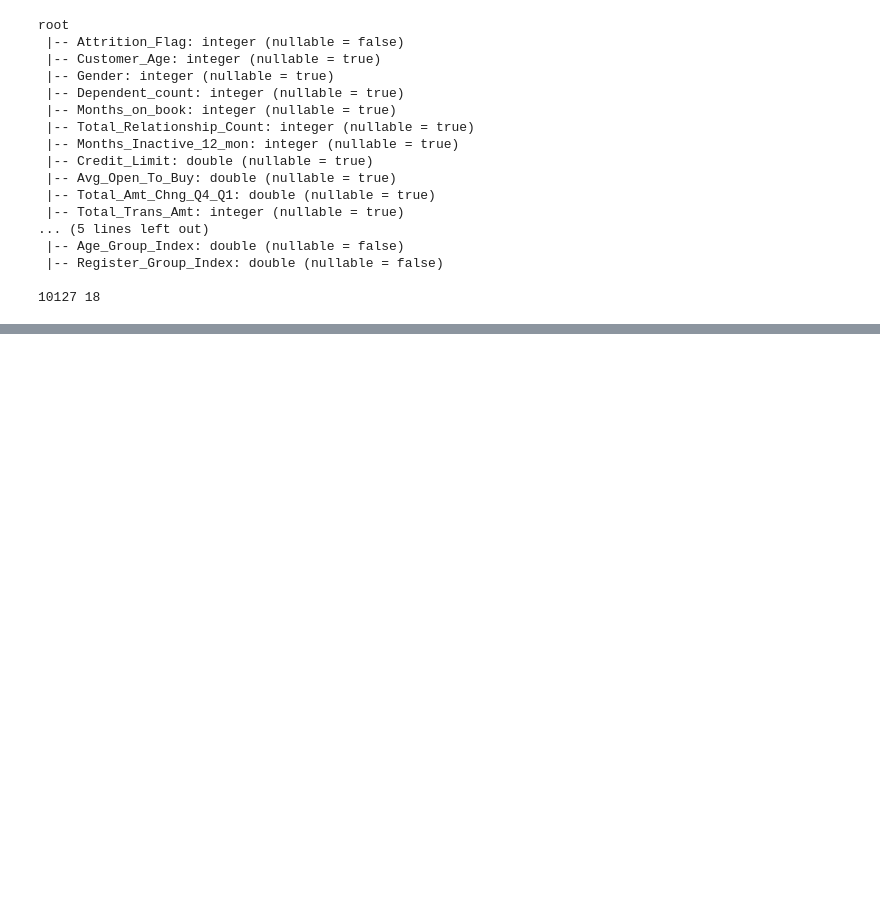
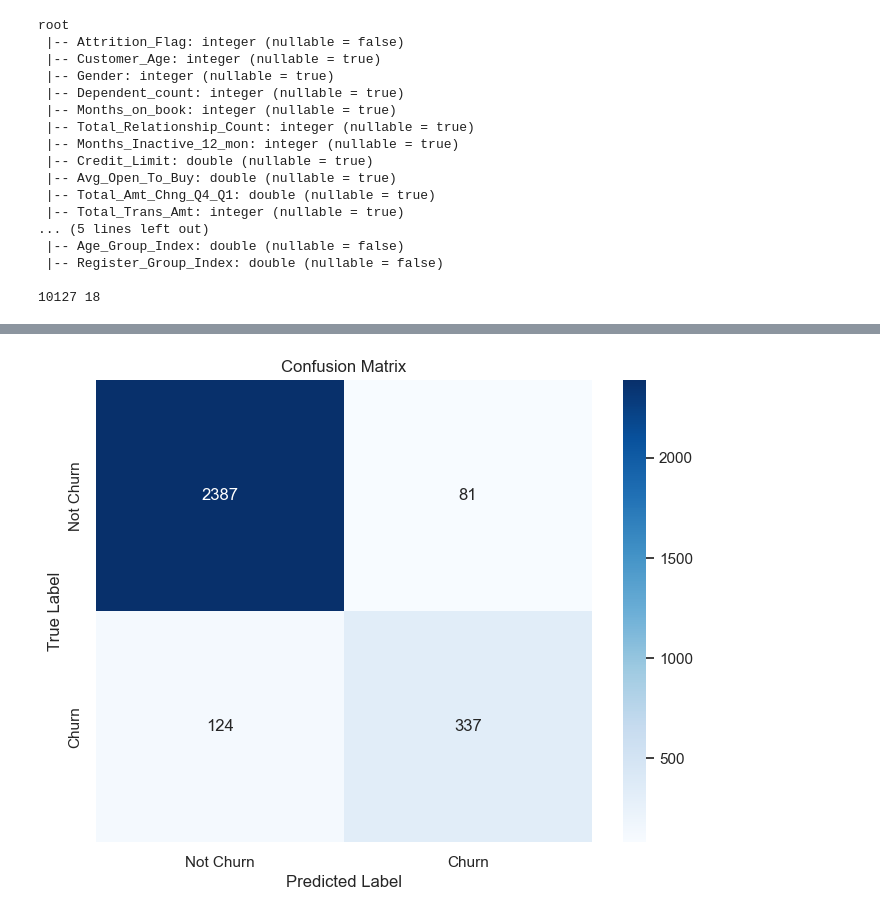
Before and after one commit to liyan0312/Big-Data-and-Machine-Learning, a Jupyter notebook: BankChurners.ipynb, the cells around one changed output, grey strips where cells are left out. Saved outputs shown, nothing was run; the diff lists cells and outputs as text; code cells hidden in the pictures; blank space fills up the shorter version.

```diff
--- a/BankChurners.ipynb
+++ b/BankChurners.ipynb
@@ -845,0 +1167,9 @@ org.apache.spark.SparkException: Exception thrown in awaitResult:
+# %%
+feature_columns = indexed_df.columns[1:]  #Select all feature columns except the target variable.
+assembler = VectorAssembler(inputCols=feature_columns, outputCol="features")
+data2 = assembler.transform(indexed_df)
+
+indexer = StringIndexer(inputCol="Attrition_Flag", outputCol="label")
+data2 = indexer.fit(data2).transform(data2)
+
+train_data, test_data = data2.randomSplit([0.7, 0.3], seed=42)
@@ -845,0 +1200,2 @@ org.apache.spark.SparkException: Exception thrown in awaitResult:
+# %%
+predictions = cv_model.transform(test_data)
@@ -845,0 +1330,22 @@ org.apache.spark.SparkException: Exception thrown in awaitResult:
+# %%
+import matplotlib.pyplot as plt
+import seaborn as sns
+from sklearn.metrics import confusion_matrix
+
+y_true = predictions.select("Attrition_Flag").rdd.flatMap(lambda x: x).collect()
+y_pred = predictions.select("prediction").rdd.flatMap(lambda x: x).collect()
+
+# Get the confusion matrix
+cm = confusion_matrix(y_true, y_pred)
+
+# Visualize the confusion matrix using seaborn
+plt.figure(figsize=(8,6))
+sns.heatmap(cm, annot=True, fmt="d", cmap="Blues",
+            xticklabels=['Not Churn', 'Churn'],
+            yticklabels=['Not Churn', 'Churn'])
+plt.xlabel('Predicted Label')
+plt.ylabel('True Label')
+plt.title('Confusion Matrix')
+plt.show()
+# %% [output]
+[figure, added]
```
Also changed, not shown: parts of 56 cells of this notebook, 1 other file.
